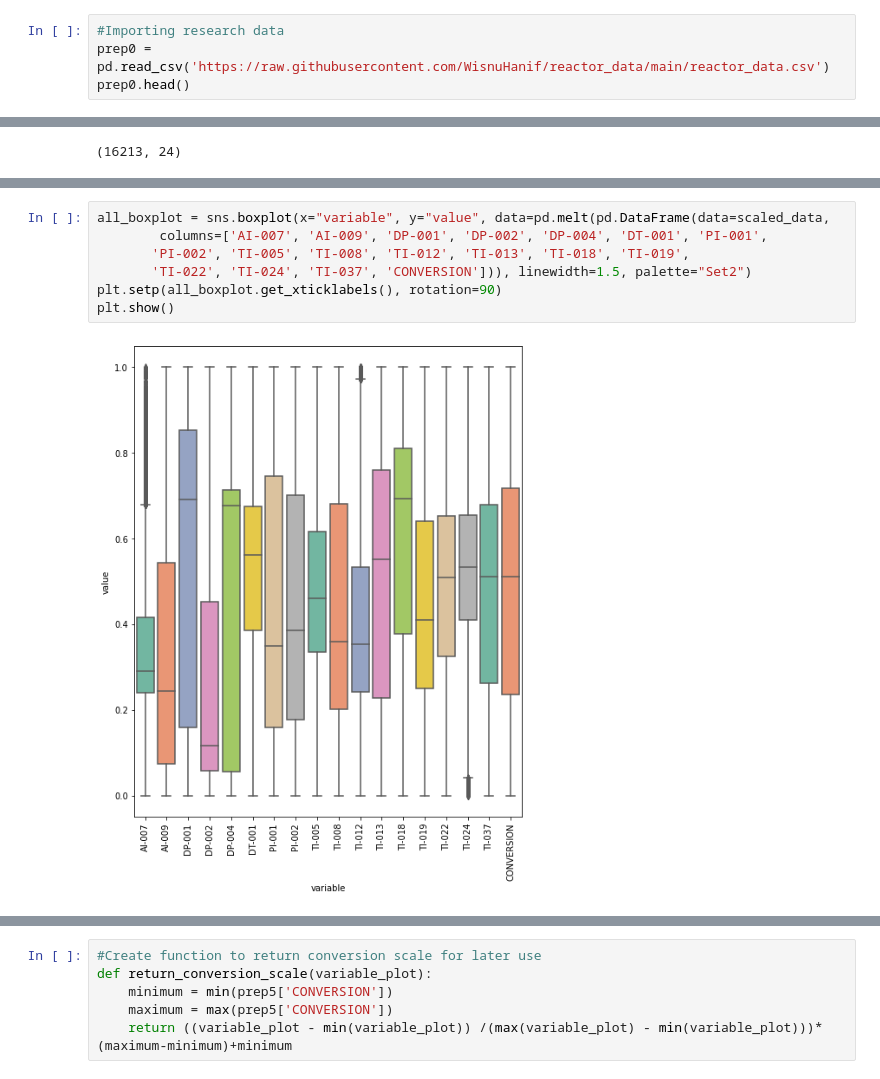
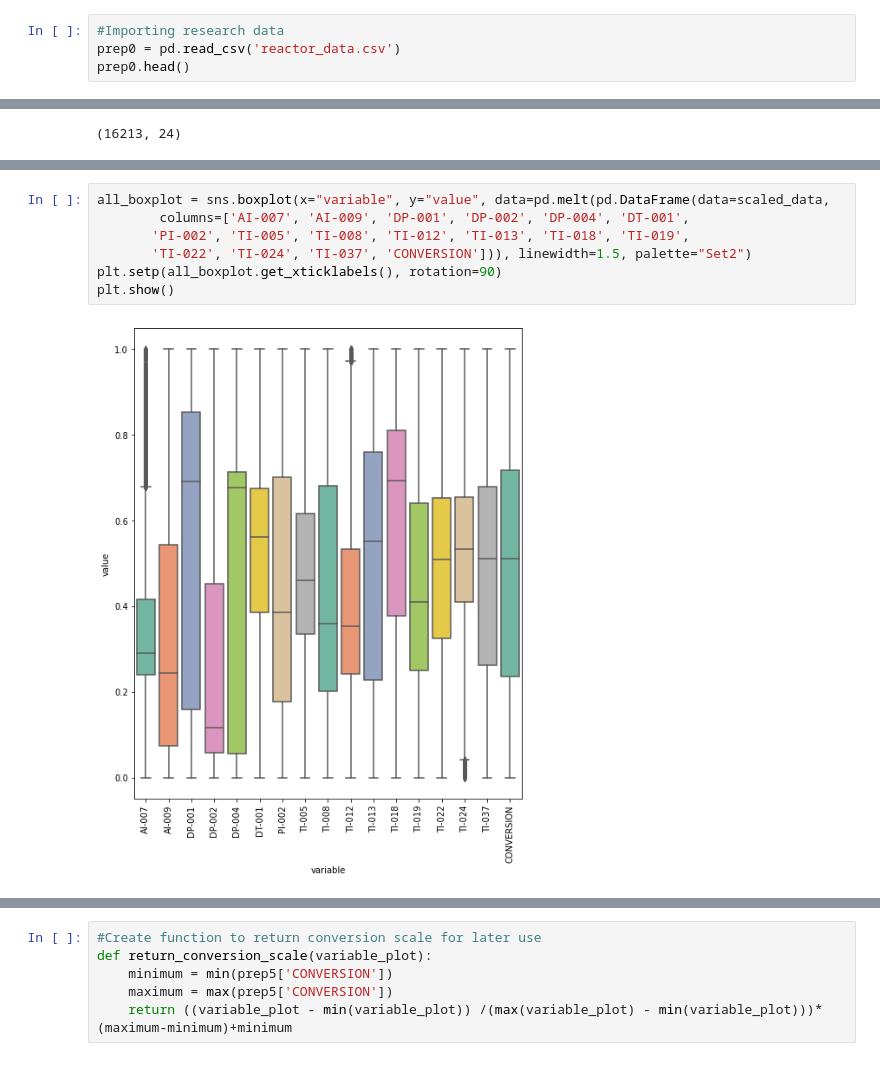
Before and after one commit to WisnuHanif/reactor_data, a Jupyter notebook: thesis_project.ipynb, the cells around one changed output, grey strips where cells are left out. Drawn from its saved outputs; the diff is of its cells as text.

```diff
--- a/thesis_project.ipynb
+++ b/thesis_project.ipynb
@@ -7,7 +7,7 @@ import matplotlib.pyplot as plt
 import seaborn as sns
 # %%
 #Importing research data
-prep0 = pd.read_csv('https://raw.githubusercontent.com/WisnuHanif/reactor_data/main/reactor_data.csv')
+prep0 = pd.read_csv('reactor_data.csv')
 prep0.head()
 # %% [output]
 |  | Time | Running_cycle | FI-001 | FI-002 | TC-001 | TC-002 | DT-001 | DT-002 | DP-001 | DP-002 | ... |
@@ -490,13 +490,13 @@ Index(['AI-007', 'AI-009', 'DP-001', 'DP-002', 'DP-004', 'DT-001', 'PI-001',
       dtype='object')
 # %%
 all_boxplot = sns.boxplot(x="variable", y="value", data=pd.melt(pd.DataFrame(data=scaled_data,
-        columns=['AI-007', 'AI-009', 'DP-001', 'DP-002', 'DP-004', 'DT-001', 'PI-001',
+        columns=['AI-007', 'AI-009', 'DP-001', 'DP-002', 'DP-004', 'DT-001',
        'PI-002', 'TI-005', 'TI-008', 'TI-012', 'TI-013', 'TI-018', 'TI-019',
        'TI-022', 'TI-024', 'TI-037', 'CONVERSION'])), linewidth=1.5, palette="Set2")
 plt.setp(all_boxplot.get_xticklabels(), rotation=90)
 plt.show()
 # %% [output]
-[figure, old version]
+[figure, new version]
 # %%
 len(prep8.columns)
 # %% [output]
```
Also changed, not shown: parts of 95 cells of this notebook.
